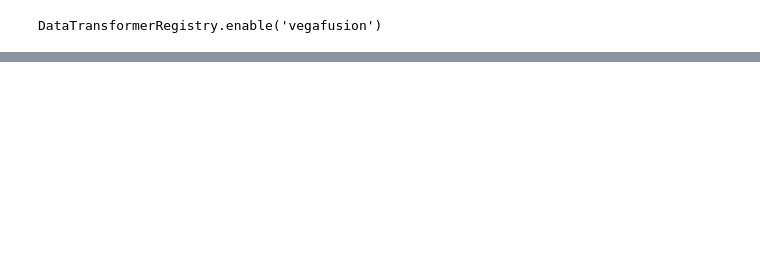
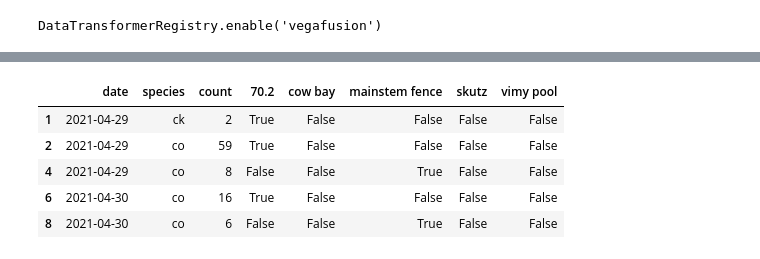
Before and after one commit to brahmwg/Bottlenecks_MDS_Capstone, a Jupyter notebook: outMigration_model/eda.ipynb, the cells around one changed output, grey strips where cells are left out. Cells and saved outputs as stored; diff of their text form; code cells hidden in the pictures; blank space fills up the shorter version.

```diff
--- a/outMigration_model/eda.ipynb
+++ b/outMigration_model/eda.ipynb
@@ -42,0 +26,13 @@ df_expanded_cow.head()
+# %%
+site_dummies = pd.get_dummies(salmon2_cow['site'])
+
+df_expanded = pd.concat([salmon2_cow, site_dummies], axis=1)
+df_expanded = df_expanded.drop('site', axis=1)
+df_expanded.head()
+# %% [output]
+|  | date | species | count | 70.2 | cow bay | mainstem fence | skutz | vimy pool |
+| 1 | 2021-04-29 | ck | 2 | True | False | False | False | False |
+| 2 | 2021-04-29 | co | 59 | True | False | False | False | False |
+| 4 | 2021-04-29 | co | 8 | False | False | True | False | False |
+| 6 | 2021-04-30 | co | 16 | True | False | False | False | False |
+| 8 | 2021-04-30 | co | 6 | False | False | True | False | False |
```
Also changed, not shown: parts of 8 cells of this notebook.
